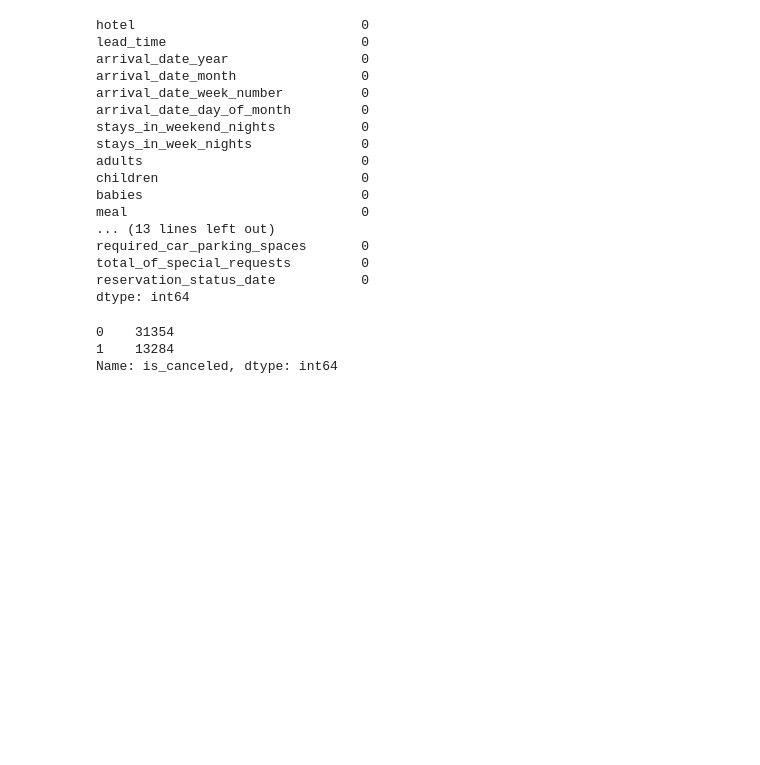
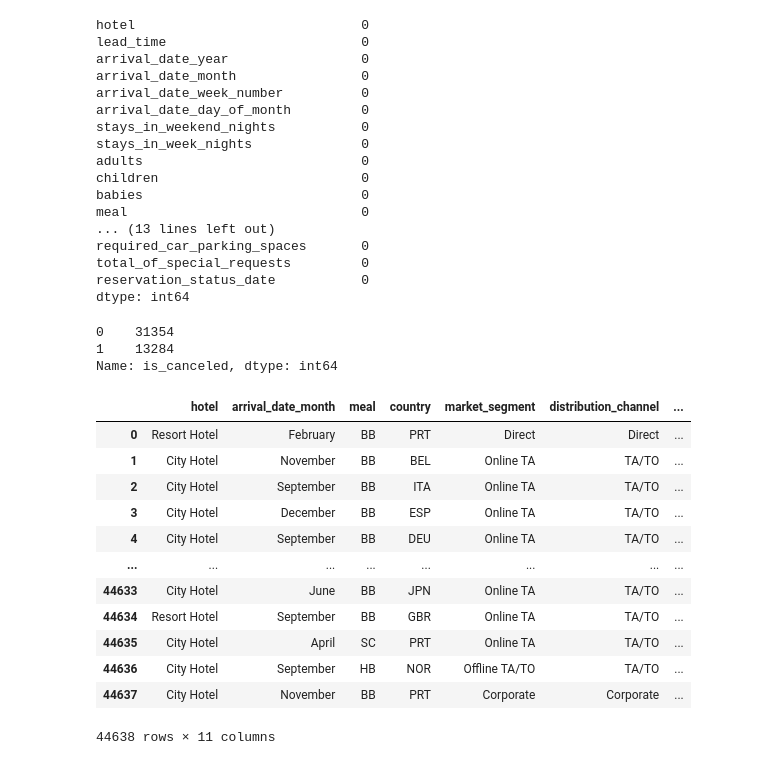
Before and after one commit to Maxyasnev/Hotel-Booking-Demand, a Jupyter notebook: Hotel_baseline.ipynb, the cells around one changed output. Drawn from its saved outputs; the diff is of its cells as text; code cells hidden in the pictures; blank space fills up the shorter version.

```diff
--- a/Hotel_baseline.ipynb
+++ b/Hotel_baseline.ipynb
@@ -124,3 +124,20 @@ train['is_canceled'].value_counts()
 0    31354
 1    13284
 Name: is_canceled, dtype: int64
+# %%
+#произведем предобработку данных
+train.loc[:,train.dtypes == 'object']
+# %% [output]
+|  | hotel | arrival_date_month | meal | country | market_segment | distribution_channel | ... |
+| 0 | Resort Hotel | February | BB | PRT | Direct | Direct | ... |
+| 1 | City Hotel | November | BB | BEL | Online TA | TA/TO | ... |
+| 2 | City Hotel | September | BB | ITA | Online TA | TA/TO | ... |
+| 3 | City Hotel | December | BB | ESP | Online TA | TA/TO | ... |
+| 4 | City Hotel | September | BB | DEU | Online TA | TA/TO | ... |
+| ... | ... | ... | ... | ... | ... | ... | ... |
+| 44633 | City Hotel | June | BB | JPN | Online TA | TA/TO | ... |
+| 44634 | Resort Hotel | September | BB | GBR | Online TA | TA/TO | ... |
+| 44635 | City Hotel | April | SC | PRT | Online TA | TA/TO | ... |
+| 44636 | City Hotel | September | HB | NOR | Offline TA/TO | TA/TO | ... |
+| 44637 | City Hotel | November | BB | PRT | Corporate | Corporate | ... |
+44638 rows × 11 columns
```
Also changed, not shown: parts of 10 cells of this notebook.
